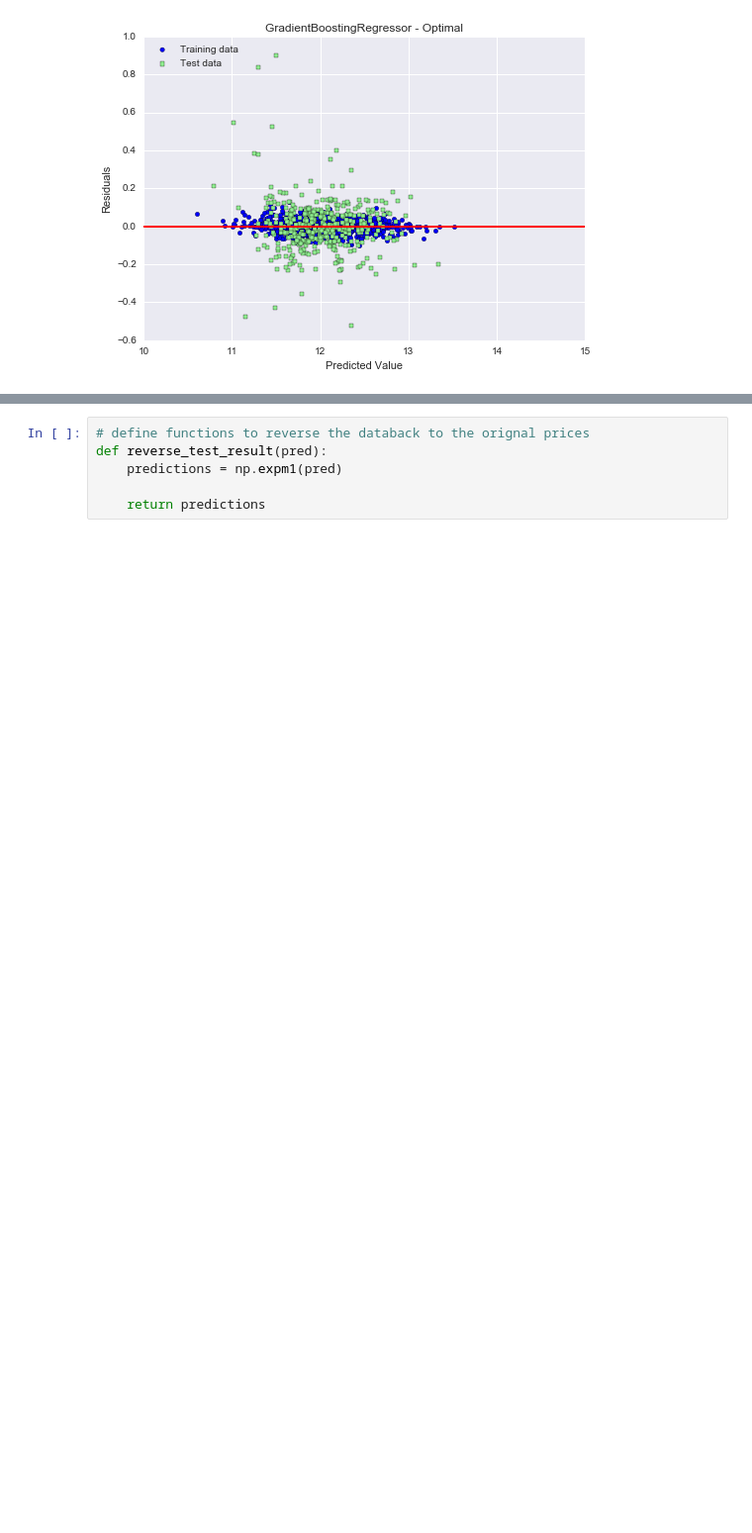
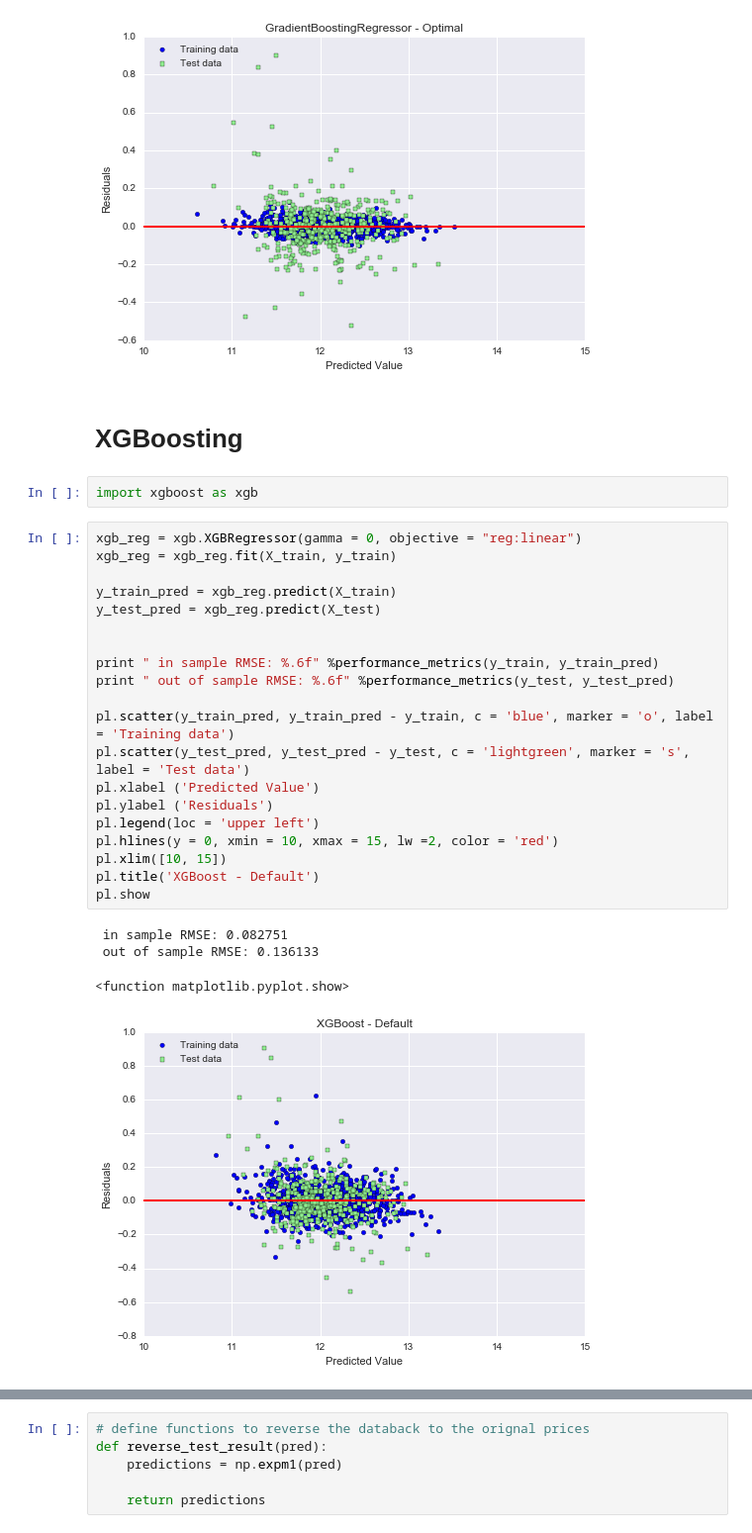
Before and after one commit to YashiKate/house_price, a Jupyter notebook: house_price_Yan.ipynb, the cells around one changed output, grey strips where cells are left out. Shown at 99% size. Drawn from its saved outputs; the diff is of its cells as text; blank space fills up the shorter version.

Commit message:
code: update the code with XGBoostl Still did not beat the performance of Lasso; Merry Christmas!

```diff
--- a/house_price_Yan.ipynb
+++ b/house_price_Yan.ipynb
@@ -882,3 +888,32 @@ pl.show
  out of sample RMSE: 0.129776
 <function matplotlib.pyplot.show>
 [figure]
+# %% [markdown]
+# XGBoosting
+# %%
+import xgboost as xgb
+# %%
+xgb_reg = xgb.XGBRegressor(gamma = 0, objective = "reg:linear")
+xgb_reg = xgb_reg.fit(X_train, y_train)
+
+y_train_pred = xgb_reg.predict(X_train)
+y_test_pred = xgb_reg.predict(X_test)
+
+
+print " in sample RMSE: %.6f" %performance_metrics(y_train, y_train_pred)
+print " out of sample RMSE: %.6f" %performance_metrics(y_test, y_test_pred)
+
+pl.scatter(y_train_pred, y_train_pred - y_train, c = 'blue', marker = 'o', label = 'Training data')
+pl.scatter(y_test_pred, y_test_pred - y_test, c = 'lightgreen', marker = 's', label = 'Test data')
+pl.xlabel ('Predicted Value')
+pl.ylabel ('Residuals')
+pl.legend(loc = 'upper left')
+pl.hlines(y = 0, xmin = 10, xmax = 15, lw =2, color = 'red')
+pl.xlim([10, 15])
+pl.title('XGBoost - Default')
+pl.show
+# %% [output]
+ in sample RMSE: 0.082751
+ out of sample RMSE: 0.136133
+<function matplotlib.pyplot.show>
+[figure, added]
```
Also changed, not shown: parts of 17 cells of this notebook.
